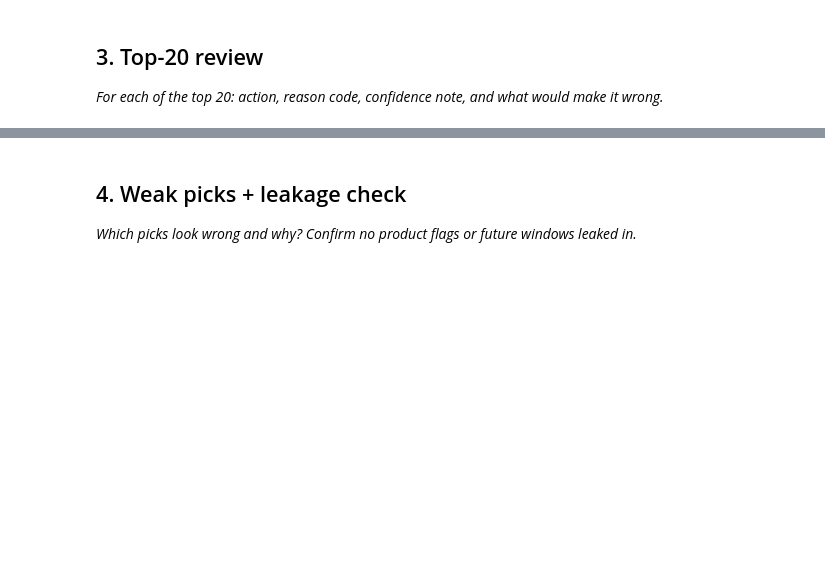
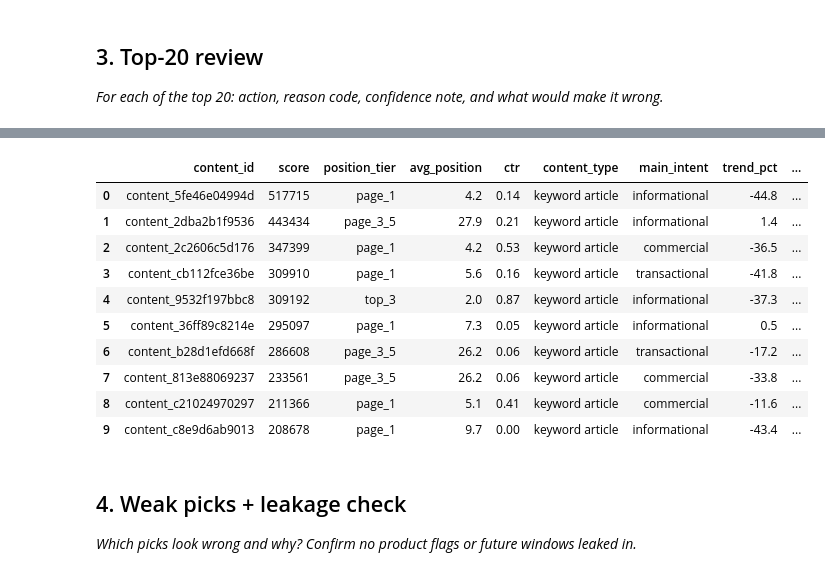
Before and after one commit to Iqra411/lyrank-ML-internship, a Jupyter notebook: work/notebooks/w04_baseline_score.ipynb, the cells around one changed output, grey strips where cells are left out. Cells and saved outputs as stored; diff of their text form; code cells hidden in the pictures; blank space fills up the shorter version.

```diff
--- a/work/notebooks/w04_baseline_score.ipynb
+++ b/work/notebooks/w04_baseline_score.ipynb
@@ -15,0 +66,35 @@ This skeleton is yours to fill. Work the sections **in order** — each one has
+# %%
+import pandas as pd
+
+df = pd.read_csv('https://raw.githubusercontent.com/Iqra411/lyrank-ML-internship/main/data/raw/content_refresh_anonymized.csv')
+
+stale = (df['freshness_tier'] == '91-180').astype(int)
+visible = (df['impressions_90d'] >= 300).astype(int)
+
+# --- Signal check A: staleness vs decline (verify before trusting) ---
+sig_a = df.groupby('freshness_tier', observed=True).agg(
+    n=('content_id', 'size'),
+    decline_rate=('trend_direction', lambda s: (s == 'down').mean()),
+    mean_trend_pct=('trend_pct', 'mean'),
+).reindex(['0-30', '31-90', '91-180', '181+'])
+print("Signal A -- freshness_tier vs decline (base rate = {:.3f})".format((df['trend_direction'] == 'down').mean()))
+print(sig_a)
+print()
+
+# --- Signal check B: CTR vs position, with volume floor ---
+sig_b = df.groupby('position_tier', observed=True).agg(
+    n=('content_id', 'size'),
+    mean_ctr=('ctr', 'mean'),
+    median_ctr=('ctr', 'median'),
+    median_impressions_90d=('impressions_90d', 'median'),
+).reindex(['top_3', 'page_1', 'striking', 'page_3_5', 'deep'])
+print("Signal B -- CTR by position_tier (volume floor check)")
+print(sig_b)
+print()
+
+# --- The rule itself: readable on purpose, no fitted weights, no label inputs ---
+df['score'] = stale * visible * df['impressions_90d']
+df['reason_code'] = 'stale_but_visible'
+df['action'] = df['score'].apply(lambda s: 'refresh_page' if s > 0 else 'no_action')
+
+print("Rows flagged for action:", (df['action'] == 'refresh_page').sum(), "/", len(df))
@@ -30,3 +207,20 @@ This skeleton is yours to fill. Work the sections **in order** — each one has
+# %%
+cols = ['content_id', 'score', 'position_tier', 'avg_position', 'ctr',
+        'content_type', 'main_intent', 'trend_pct', 'trend_direction']
+queue_with_diagnostics = df.sort_values('score', ascending=False).reset_index(drop=True)
+queue_with_diagnostics.head(10)[cols]
+# %% [output]
+|  | content_id | score | position_tier | avg_position | ctr | content_type | main_intent | trend_pct | ... |
+| 0 | content_5fe46e04994d | 517715 | page_1 | 4.2 | 0.14 | keyword article | informational | -44.8 | ... |
+| 1 | content_2dba2b1f9536 | 443434 | page_3_5 | 27.9 | 0.21 | keyword article | informational | 1.4 | ... |
+| 2 | content_2c2606c5d176 | 347399 | page_1 | 4.2 | 0.53 | keyword article | commercial | -36.5 | ... |
+| 3 | content_cb112fce36be | 309910 | page_1 | 5.6 | 0.16 | keyword article | transactional | -41.8 | ... |
+| 4 | content_9532f197bbc8 | 309192 | top_3 | 2.0 | 0.87 | keyword article | informational | -37.3 | ... |
+| 5 | content_36ff89c8214e | 295097 | page_1 | 7.3 | 0.05 | keyword article | informational | 0.5 | ... |
+| 6 | content_b28d1efd668f | 286608 | page_3_5 | 26.2 | 0.06 | keyword article | transactional | -17.2 | ... |
+| 7 | content_813e88069237 | 233561 | page_3_5 | 26.2 | 0.06 | keyword article | commercial | -33.8 | ... |
+| 8 | content_c21024970297 | 211366 | page_1 | 5.1 | 0.41 | keyword article | commercial | -11.6 | ... |
+| 9 | content_c8e9d6ab9013 | 208678 | page_1 | 9.7 | 0.00 | keyword article | informational | -43.4 | ... |
 # %% [markdown]
 ## 4. Weak picks + leakage check
 
```
Also changed, not shown: parts of 13 cells of this notebook.
